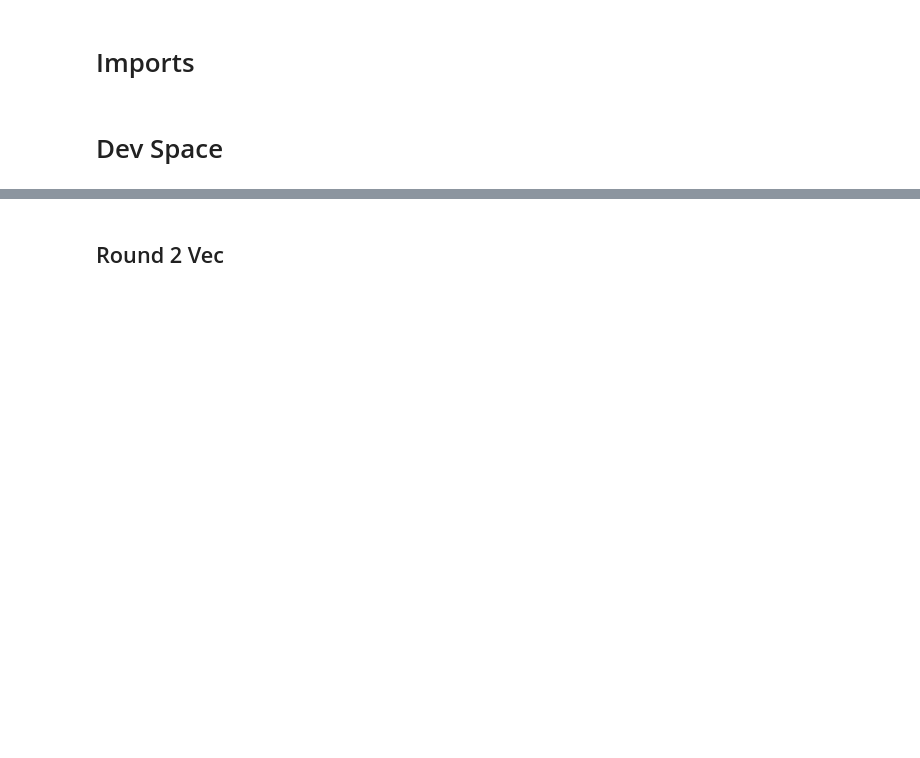
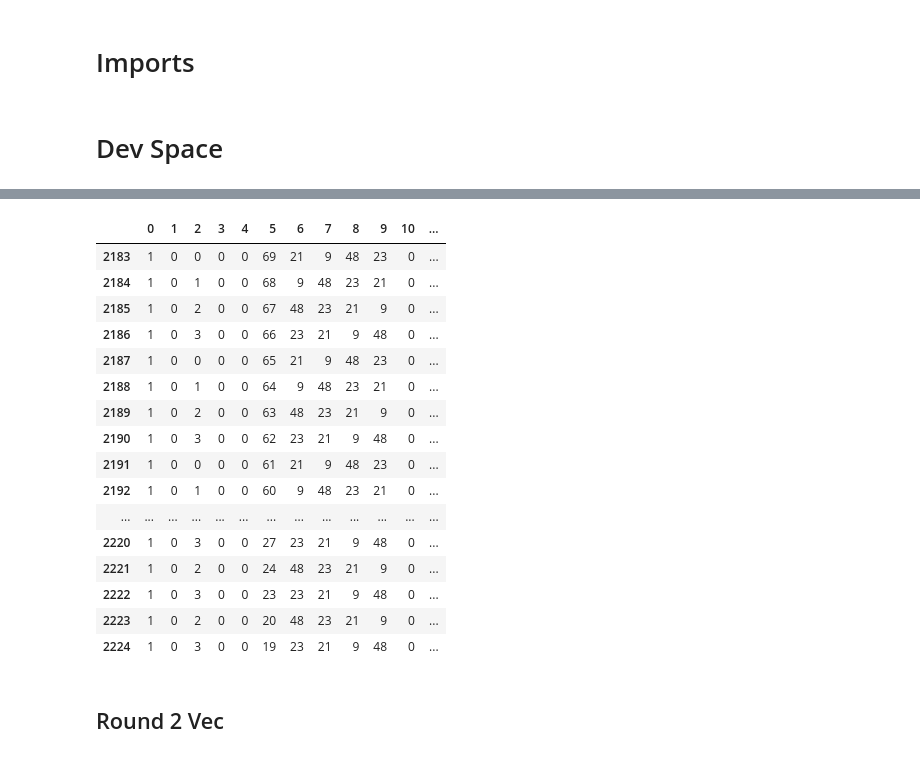
Before and after one commit to Efithor/riichi-dendrology, a Jupyter notebook: fuller_data_clean.ipynb, the cells around one changed output, grey strips where cells are left out. Drawn from its saved outputs; the diff is of its cells as text; code cells hidden in the pictures; blank space fills up the shorter version.

```diff
--- a/fuller_data_clean.ipynb
+++ b/fuller_data_clean.ipynb
@@ -16,7 +21,7 @@ import warnings
 pd.set_option('display.max_columns', None)
 pd.set_option('display.max_rows', 300)
 # %%
-file_path = 'E:/ML/datasets/mahjong/data/2019/block_5000.parquet'
+file_path = 'E:/ML/datasets/mahjong/data/2009/block_5000.parquet'
 # %%
 states = pd.read_parquet(file_path)
 # %%
@@ -70,5 +92,25 @@ states = states.loc[states['round_id'].isin(over_10.index)]
 # %%
-single_round = states.loc[states['round_id'] == '009379d90']
+single_round = states.loc[states['round_id'] == '5daeb5c25']
+# %%
+single_round
+# %% [output]
+|  | 0 | 1 | 2 | 3 | 4 | 5 | 6 | 7 | 8 | 9 | 10 | ... |
+| 2183 | 1 | 0 | 0 | 0 | 0 | 69 | 21 | 9 | 48 | 23 | 0 | ... |
+| 2184 | 1 | 0 | 1 | 0 | 0 | 68 | 9 | 48 | 23 | 21 | 0 | ... |
+| 2185 | 1 | 0 | 2 | 0 | 0 | 67 | 48 | 23 | 21 | 9 | 0 | ... |
+| 2186 | 1 | 0 | 3 | 0 | 0 | 66 | 23 | 21 | 9 | 48 | 0 | ... |
+| 2187 | 1 | 0 | 0 | 0 | 0 | 65 | 21 | 9 | 48 | 23 | 0 | ... |
+| 2188 | 1 | 0 | 1 | 0 | 0 | 64 | 9 | 48 | 23 | 21 | 0 | ... |
+| 2189 | 1 | 0 | 2 | 0 | 0 | 63 | 48 | 23 | 21 | 9 | 0 | ... |
+| 2190 | 1 | 0 | 3 | 0 | 0 | 62 | 23 | 21 | 9 | 48 | 0 | ... |
+| 2191 | 1 | 0 | 0 | 0 | 0 | 61 | 21 | 9 | 48 | 23 | 0 | ... |
+| 2192 | 1 | 0 | 1 | 0 | 0 | 60 | 9 | 48 | 23 | 21 | 0 | ... |
+| ... | ... | ... | ... | ... | ... | ... | ... | ... | ... | ... | ... | ... |
+| 2220 | 1 | 0 | 3 | 0 | 0 | 27 | 23 | 21 | 9 | 48 | 0 | ... |
+| 2221 | 1 | 0 | 2 | 0 | 0 | 24 | 48 | 23 | 21 | 9 | 0 | ... |
+| 2222 | 1 | 0 | 3 | 0 | 0 | 23 | 23 | 21 | 9 | 48 | 0 | ... |
+| 2223 | 1 | 0 | 2 | 0 | 0 | 20 | 48 | 23 | 21 | 9 | 0 | ... |
+| 2224 | 1 | 0 | 3 | 0 | 0 | 19 | 23 | 21 | 9 | 48 | 0 | ... |
 # %% [markdown]
 ## Round 2 Vec
 # %%
```
Also changed, not shown: parts of 55 cells of this notebook, 4 other files.
